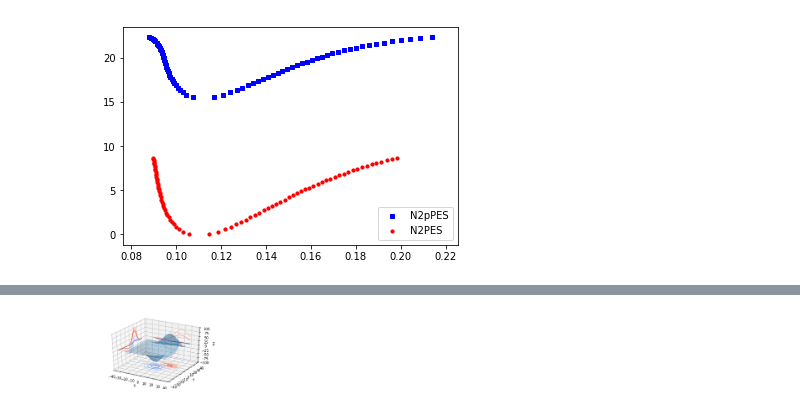
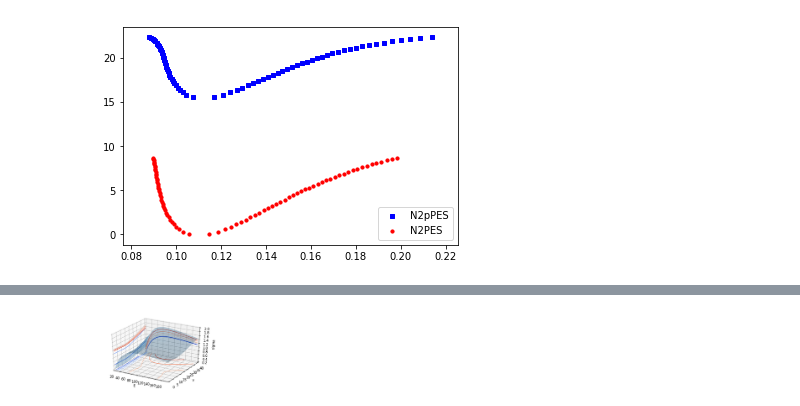
Before and after one commit to USNavalResearchLaboratory/nepc, a Jupyter notebook: methods/kosarim/n2_X1Sigmag+_RKR.ipynb, the cells around one changed output, grey strips where cells are left out. Drawn from its saved outputs; the diff is of its cells as text; code cells hidden in the pictures.

Commit message:
generate and plot sigmas from RKR PESs

```diff
--- a/methods/kosarim/n2_X1Sigmag+_RKR.ipynb
+++ b/methods/kosarim/n2_X1Sigmag+_RKR.ipynb
@@ -156,7 +156,8 @@ def sigma_ion(f, n: int, E: float, J_v_vp: float, J_v_vpp: float):
     return (cm_per_m**2 * eV_per_J**2)/(1.0E-17)  * (1./(4.*pi*e0)**2) * \
         ((n*e**4)/2.) * ( f(E/J_v_vp)/(J_v_vp**2) + f(E/J_v_vpp)/(J_v_vpp**2) )
 # %%
-E = np.logspace(1.3, 2.3, num=50)
-sigma = np.empty([len(Jvv), len(E)])
-for v in range(len(Jvv)):
-    sigma[v] = sigma_ion(f_eqn15, 2, E, Jvv[v,0], Jvv[v,1])
+vMat=np.repeat(np.array([np.arange(len(Jvv))]),len(Jvv),axis=0).T
+EMat=np.repeat(np.array([np.logspace(1.3, 2.3, num=len(Jvv))]),len(Jvv),axis=0)
+sigma = np.empty([len(Jvv), len(EMat[0])])
+for v in vMat[:,0]:
+    sigma[v] = sigma_ion(f_eqn15, 2, EMat[0], Jvv[v,0], Jvv[v,1])
@@ -191,30 +208,31 @@ array([0.24420484, 0.24439477, 0.24424269, 0.24393526, 0.24343046,
 # %%
 from mpl_toolkits.mplot3d import axes3d
-import matplotlib.pyplot as plt
 from matplotlib import cm
 
 fig = plt.figure()
 ax = fig.gca(projection='3d')
-X, Y, Z = axes3d.get_test_data(0.05)
+X=EMat
+Y=vMat
+Z=sigma
 
 # Plot the 3D surface
 ax.plot_surface(X, Y, Z, rstride=8, cstride=8, alpha=0.3)
 
 # Plot projections of the contours for each dimension.  By choosing offsets
 # that match the appropriate axes limits, the projected contours will sit on
 # the 'walls' of the graph
-cset = ax.contour(X, Y, Z, zdir='z', offset=-100, cmap=cm.coolwarm)
-cset = ax.contour(X, Y, Z, zdir='x', offset=-40, cmap=cm.coolwarm)
-cset = ax.contour(X, Y, Z, zdir='y', offset=40, cmap=cm.coolwarm)
+cset = ax.contour(X, Y, Z, zdir='z', offset=0.2, cmap=cm.coolwarm)
+cset = ax.contour(X, Y, Z, zdir='x', offset=min(X[0]), cmap=cm.coolwarm)
+cset = ax.contour(X, Y, Z, zdir='y', offset=max(Y[:,0]), cmap=cm.coolwarm)
 
-ax.set_xlim(-40, 40)
-ax.set_ylim(-40, 40)
-ax.set_zlim(-100, 100)
+ax.set_xlim(min(X[0]),max(X[0]))
+ax.set_ylim(min(Y[:,0]),max(Y[:,0]))
+ax.set_zlim(0.2,2.0)
 
-ax.set_xlabel('X')
-ax.set_ylabel('Y')
-ax.set_zlabel('Z')
+ax.set_xlabel('E')
+ax.set_ylabel('v')
+ax.set_zlabel('sigma')
 
 plt.show()
 # %% [output]
-[figure, old version]
+[figure, new version]
```
Also changed, not shown: parts of 13 cells of this notebook.
